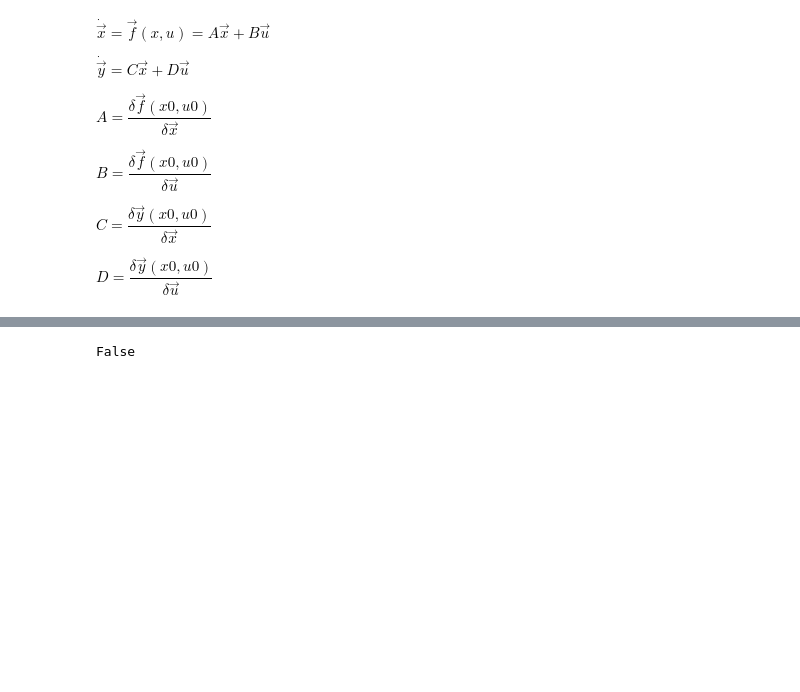
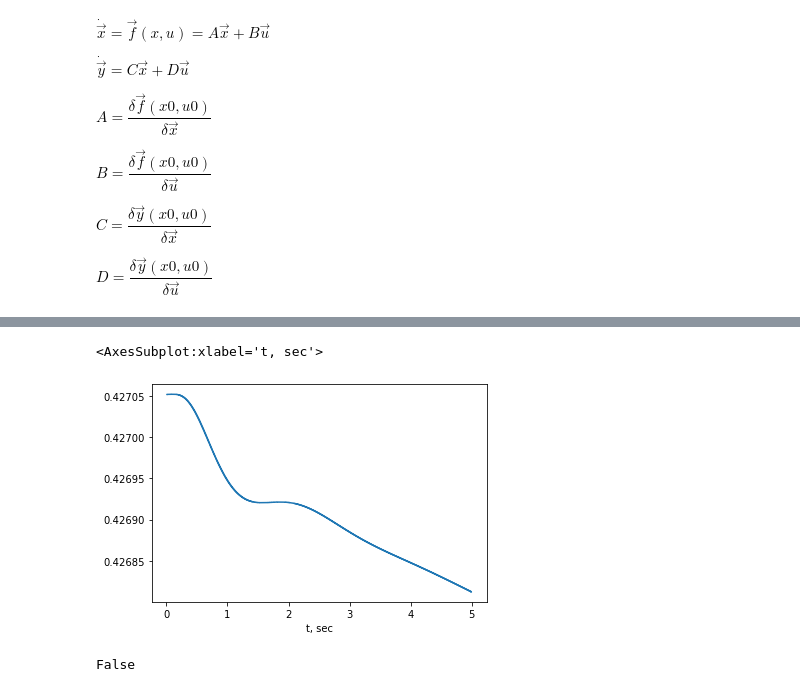
Before and after one commit to smallpondtom/aae451-notebook, a Jupyter notebook: 6-Simulation/Trim.ipynb, the cells around one changed output, grey strips where cells are left out. Drawn from its saved outputs; the diff is of its cells as text; code cells hidden in the pictures; blank space fills up the shorter version.

```diff
--- a/6-Simulation/Trim.ipynb
+++ b/6-Simulation/Trim.ipynb
@@ -91,3 +105,8 @@ log_ground = simulate(
+# %%
+log_ground['attitude/theta-deg'].plot()
+# %% [output]
+<AxesSubplot:xlabel='t, sec'>
+[figure, added]
 # %%
 fdm.resume_integration()
 fdm.get_propulsion().get_steady_state()
```
Also changed, not shown: parts of 7 cells of this notebook, 1 other file.
